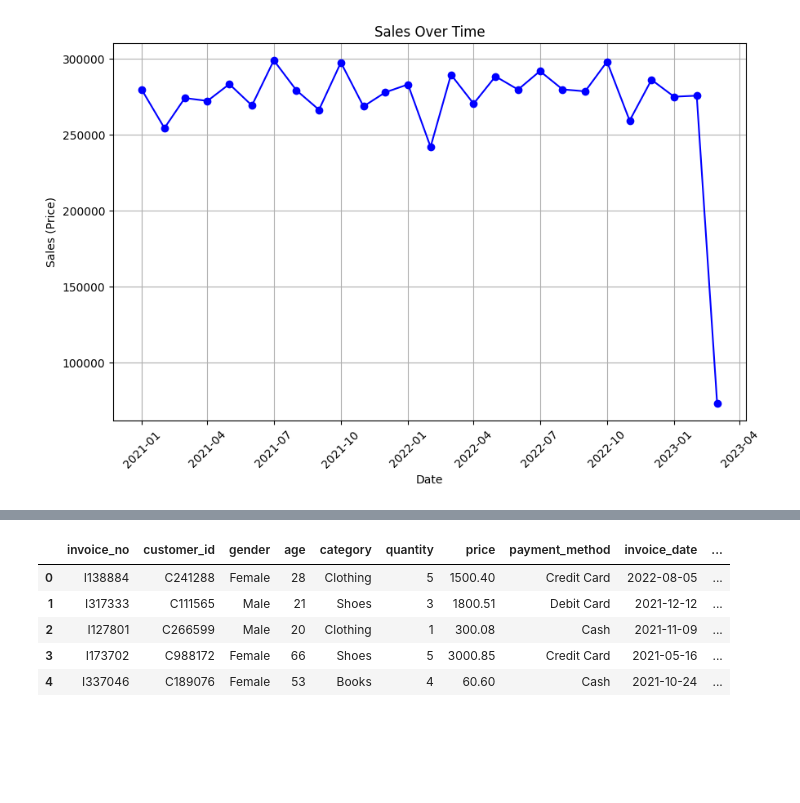
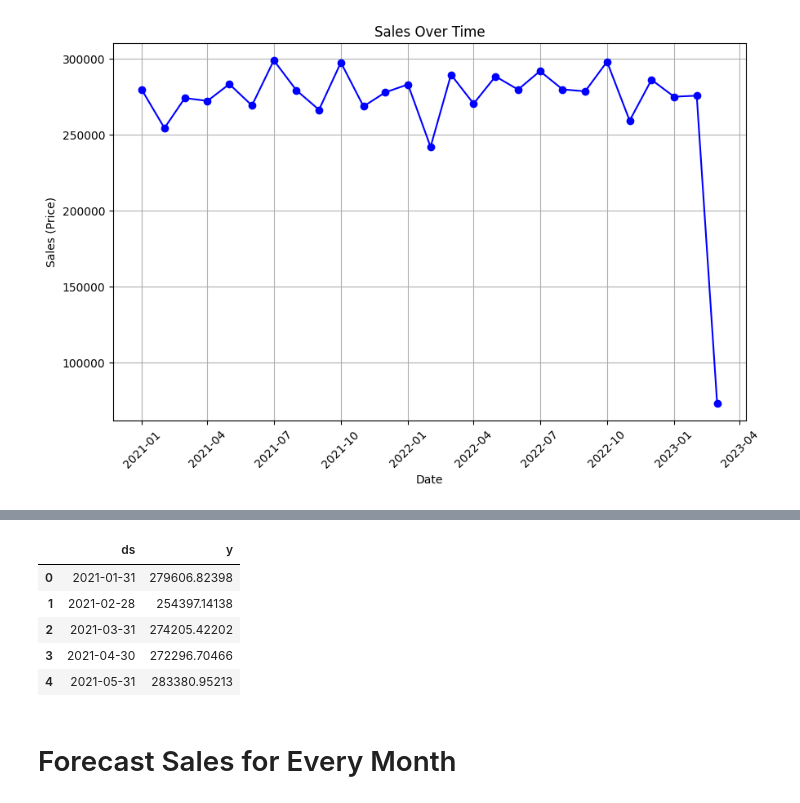
Before and after one commit to adittyakamalm/DA_Sales, a Jupyter notebook: forecast.ipynb, the cells around one changed output, grey strips where cells are left out. Saved outputs shown, nothing was run; the diff lists cells and outputs as text; code cells hidden in the pictures; blank space fills up the shorter version.

```diff
--- a/forecast.ipynb
+++ b/forecast.ipynb
@@ -155,0 +165,3 @@ train_data = data[data['ds'] <= '2022-12-31']
+# %%
+# Remove the data above 2023 March
+data = data[data['invoice_date'] <= '2023-03-01']
@@ -155,0 +182,4 @@ train_data = data[data['ds'] <= '2022-12-31']
+# %%
+# Select only the required columns for Prophet
+df_filtered = data[['invoice_date', 'sales_usd']]
+df_filtered.info()
@@ -155,0 +196,9 @@ train_data = data[data['ds'] <= '2022-12-31']
+# %%
+# Set 'invoice_date' as the index for resampling
+df_filtered.set_index('invoice_date', inplace=True)
+
+# Aggregate sales by month
+monthly_df = df_filtered.resample('M').sum()
+
+monthly_df = monthly_df.reindex(pd.date_range(monthly_df.index.min(), monthly_df.index.max(), freq='M'), fill_value=0)
+monthly_df = monthly_df.reset_index()
@@ -156,12 +214,17 @@ train_data = data[data['ds'] <= '2022-12-31']
+# %%
+# Rename for Prophet
+monthly_df.columns = ['ds', 'y']
 # %%
-train_data.head()
+monthly_df.head()
 # %% [output]
-|  | invoice_no | customer_id | gender | age | category | quantity | price | payment_method | invoice_date | ... |
-| 0 | I138884 | C241288 | Female | 28 | Clothing | 5 | 1500.40 | Credit Card | 2022-08-05 | ... |
-| 1 | I317333 | C111565 | Male | 21 | Shoes | 3 | 1800.51 | Debit Card | 2021-12-12 | ... |
-| 2 | I127801 | C266599 | Male | 20 | Clothing | 1 | 300.08 | Cash | 2021-11-09 | ... |
-| 3 | I173702 | C988172 | Female | 66 | Shoes | 5 | 3000.85 | Credit Card | 2021-05-16 | ... |
-| 4 | I337046 | C189076 | Female | 53 | Books | 4 | 60.60 | Cash | 2021-10-24 | ... |
+|  | ds | y |
+| 0 | 2021-01-31 | 279606.82398 |
+| 1 | 2021-02-28 | 254397.14138 |
+| 2 | 2021-03-31 | 274205.42202 |
+| 3 | 2021-04-30 | 272296.70466 |
+| 4 | 2021-05-31 | 283380.95213 |
+# %% [markdown]
+# Forecast Sales for Every Month
 # %%
 from prophet import Prophet
 
```
Also changed, not shown: parts of 26 cells of this notebook, 1 other file.
